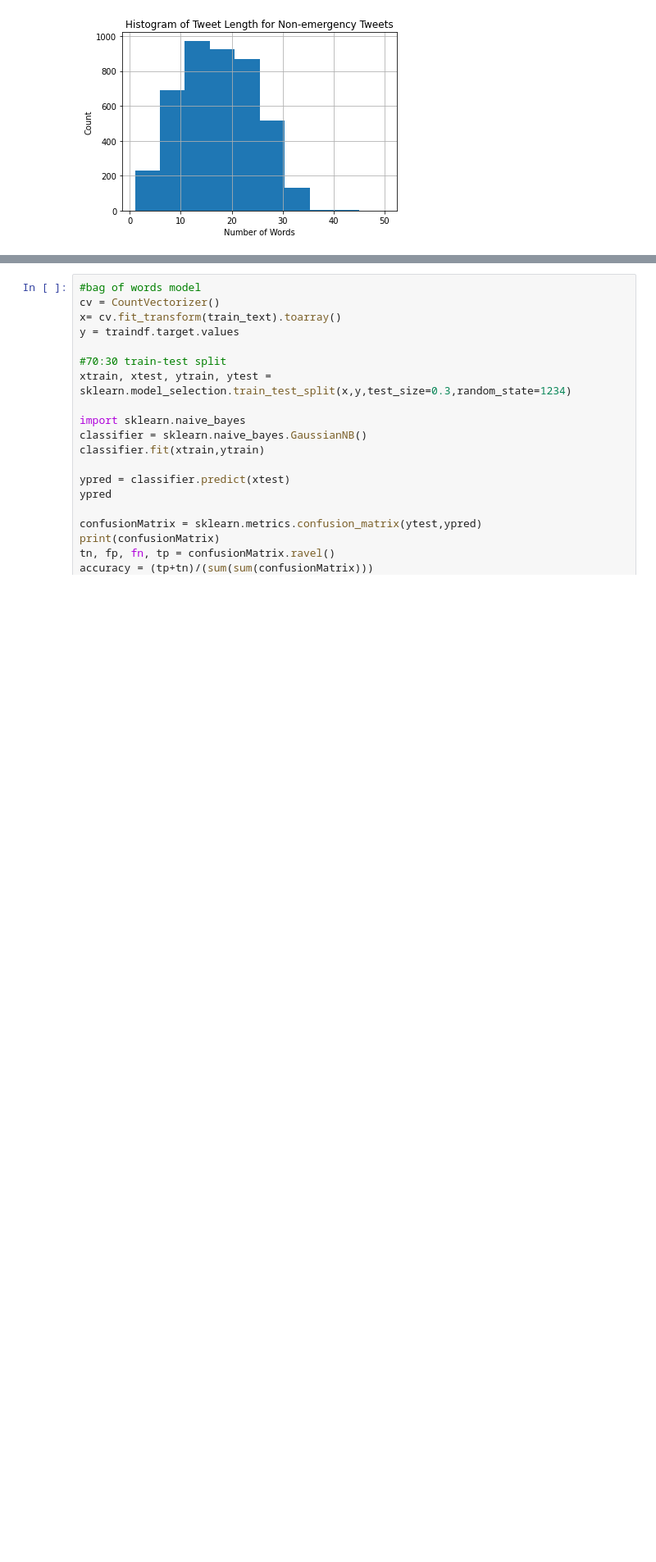
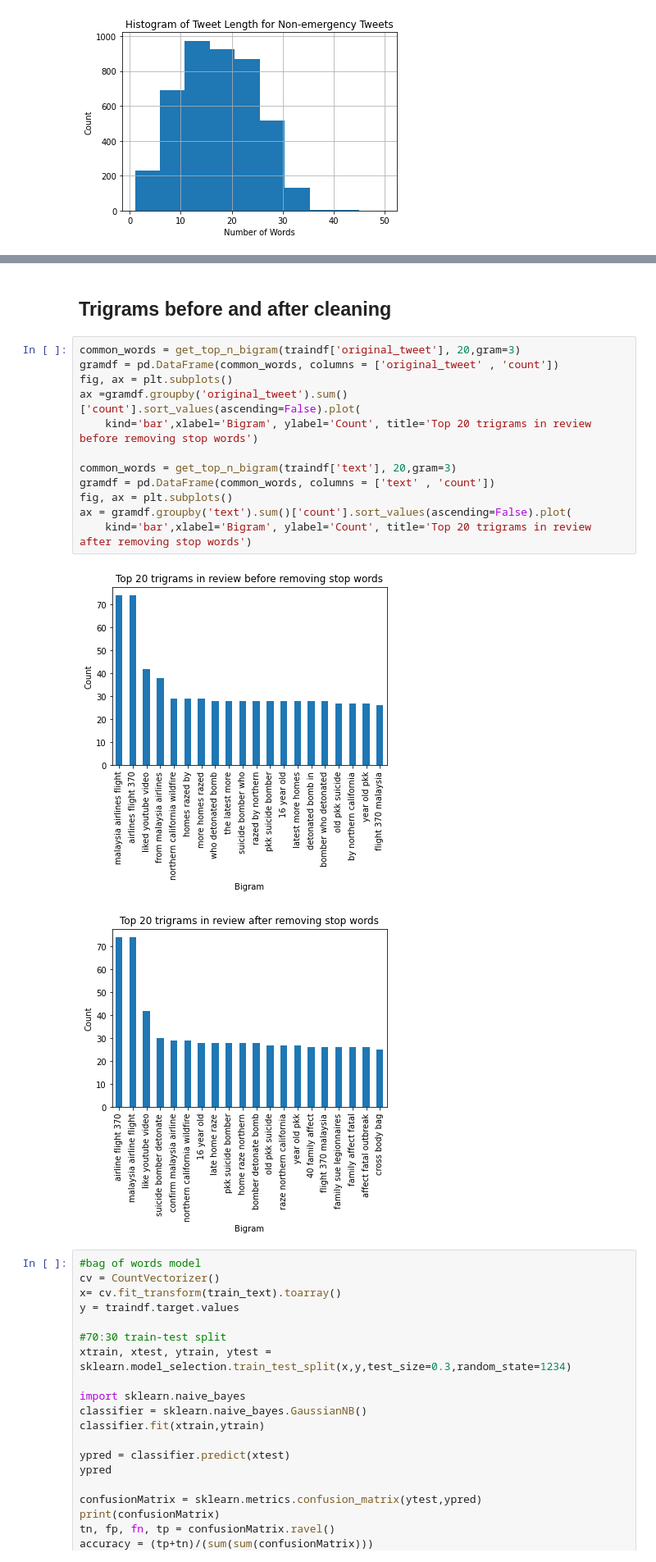
Before and after one commit to christesont/CS4447_FinalProject, a Jupyter notebook: Final_Project.ipynb, the cells around one changed output, grey strips where cells are left out. Shown at 82% size. Saved outputs shown, nothing was run; the diff lists cells and outputs as text; blank space fills up the shorter version.

```diff
--- a/Final_Project.ipynb
+++ b/Final_Project.ipynb
@@ -182,3 +210,20 @@ Text(0, 0.5, 'Count')
+# %% [markdown]
+## Trigrams before and after cleaning
+# %%
+common_words = get_top_n_bigram(traindf['original_tweet'], 20,gram=3)
+gramdf = pd.DataFrame(common_words, columns = ['original_tweet' , 'count'])
+fig, ax = plt.subplots()
+ax =gramdf.groupby('original_tweet').sum()['count'].sort_values(ascending=False).plot(
+    kind='bar',xlabel='Bigram', ylabel='Count', title='Top 20 trigrams in review before removing stop words')
+
+common_words = get_top_n_bigram(traindf['text'], 20,gram=3)
+gramdf = pd.DataFrame(common_words, columns = ['text' , 'count'])
+fig, ax = plt.subplots()
+ax = gramdf.groupby('text').sum()['count'].sort_values(ascending=False).plot(
+    kind='bar',xlabel='Bigram', ylabel='Count', title='Top 20 trigrams in review after removing stop words')
+# %% [output]
+[figure, added]
+[figure, added]
 # %%
 #bag of words model
 cv = CountVectorizer()
```
Also changed, not shown: parts of 4 cells of this notebook.
